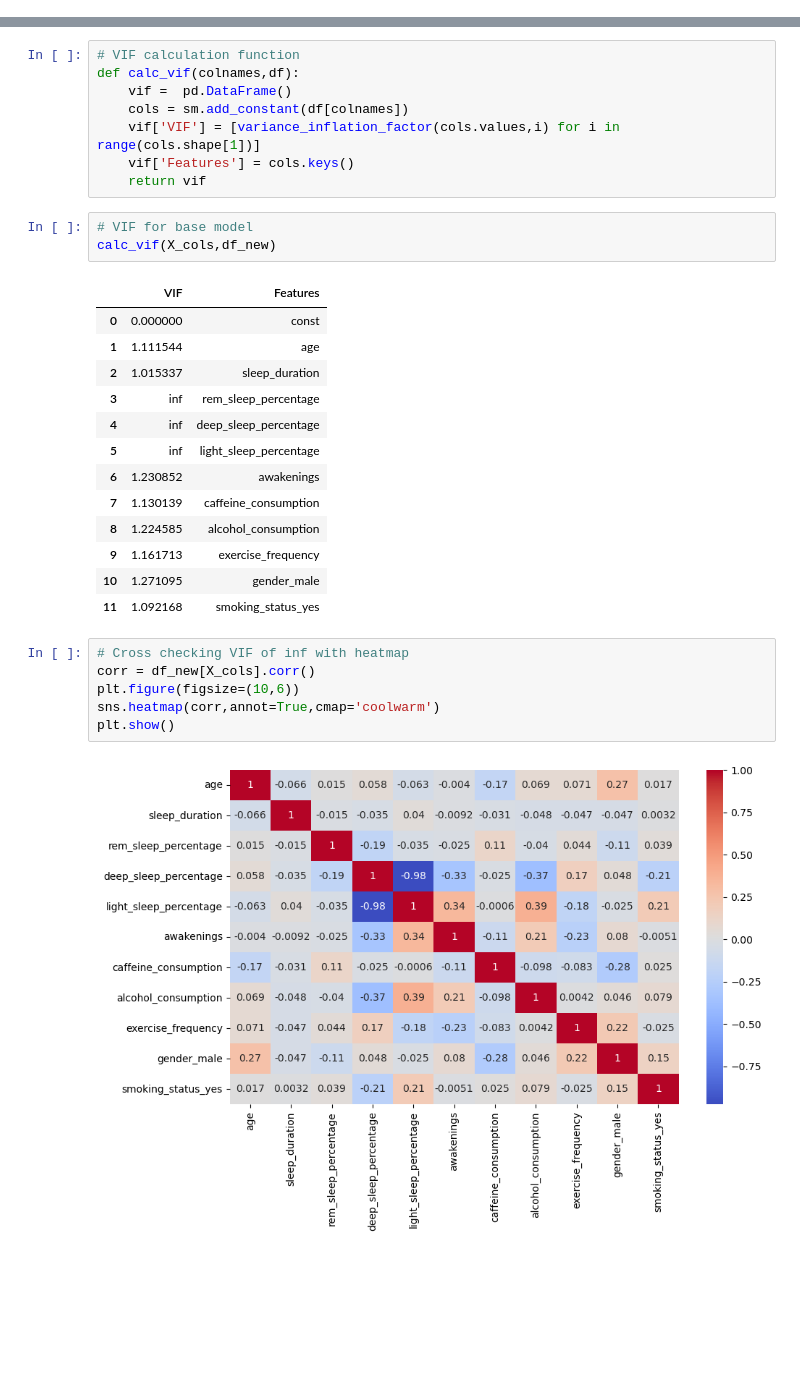
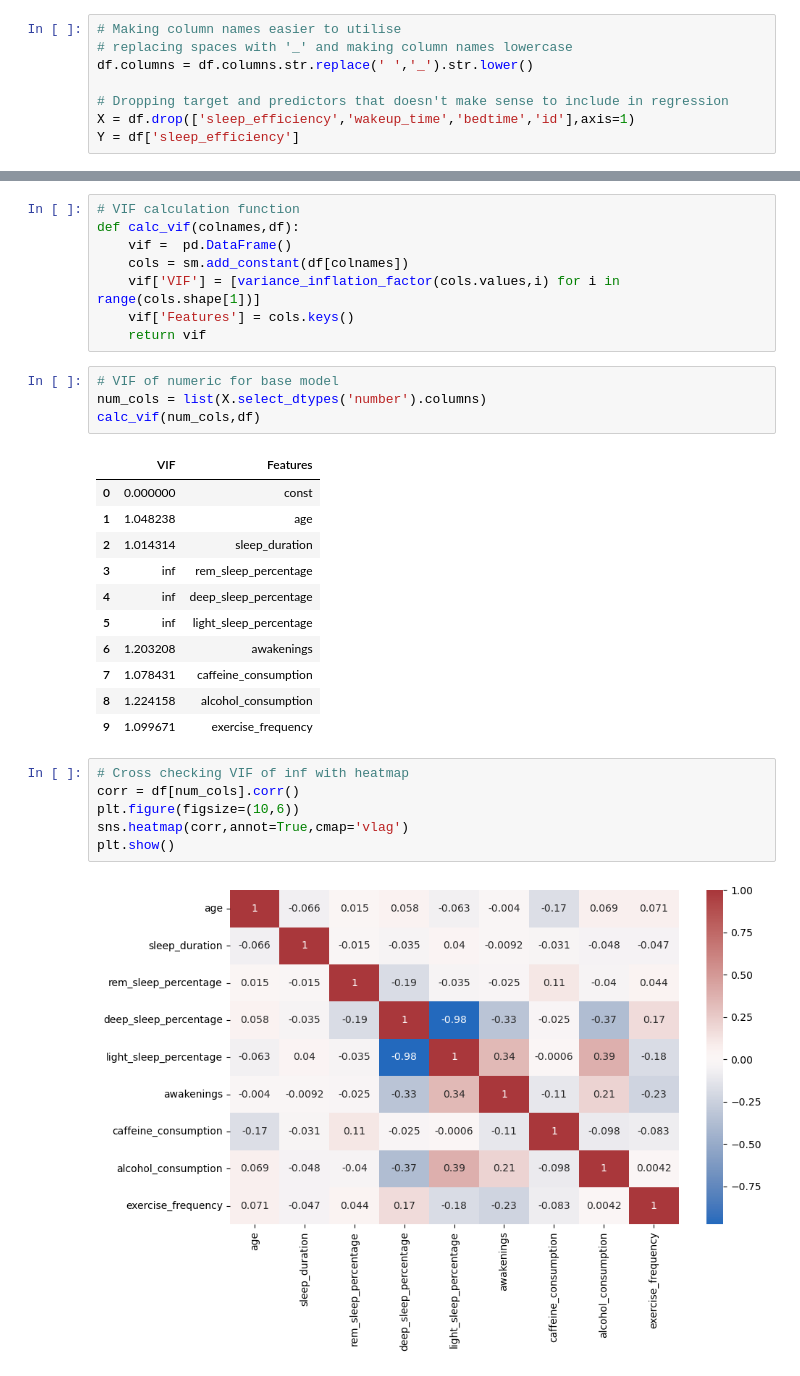
Before and after one commit to nith-k/msds601-project, a Jupyter notebook: project.ipynb, the cells around one changed output, grey strips where cells are left out. Saved outputs shown, nothing was run; the diff lists cells and outputs as text; blank space fills up the shorter version.

```diff
--- a/project.ipynb
+++ b/project.ipynb
@@ -126,0 +71,8 @@ strong multicollinearity problems or that the design matrix is singular.
+# %%
+# Making column names easier to utilise
+# replacing spaces with '_' and making column names lowercase
+df.columns = df.columns.str.replace(' ','_').str.lower()
+
+# Dropping target and predictors that doesn't make sense to include in regression
+X = df.drop(['sleep_efficiency','wakeup_time','bedtime','id'],axis=1)
+Y = df['sleep_efficiency']
@@ -133,27 +87,26 @@ def calc_vif(colnames,df):
     vif['Features'] = cols.keys()
     return vif
 # %%
-# VIF for base model
-calc_vif(X_cols,df_new)
+# VIF of numeric for base model
+num_cols = list(X.select_dtypes('number').columns)
+calc_vif(num_cols,df)
 # %% [output]
 |  | VIF | Features |
 | 0 | 0.000000 | const |
-| 1 | 1.111544 | age |
-| 2 | 1.015337 | sleep_duration |
+| 1 | 1.048238 | age |
+| 2 | 1.014314 | sleep_duration |
 | 3 | inf | rem_sleep_percentage |
 | 4 | inf | deep_sleep_percentage |
 | 5 | inf | light_sleep_percentage |
-| 6 | 1.230852 | awakenings |
-| 7 | 1.130139 | caffeine_consumption |
-| 8 | 1.224585 | alcohol_consumption |
-| 9 | 1.161713 | exercise_frequency |
-| 10 | 1.271095 | gender_male |
-| 11 | 1.092168 | smoking_status_yes |
+| 6 | 1.203208 | awakenings |
+| 7 | 1.078431 | caffeine_consumption |
+| 8 | 1.224158 | alcohol_consumption |
+| 9 | 1.099671 | exercise_frequency |
 # %%
 # Cross checking VIF of inf with heatmap
-corr = df_new[X_cols].corr()
+corr = df[num_cols].corr()
 plt.figure(figsize=(10,6))
-sns.heatmap(corr,annot=True,cmap='coolwarm')
+sns.heatmap(corr,annot=True,cmap='vlag')
 plt.show()
 # %% [output]
-[figure, old version]
+[figure, new version]
```
Also changed, not shown: parts of 30 cells of this notebook.
